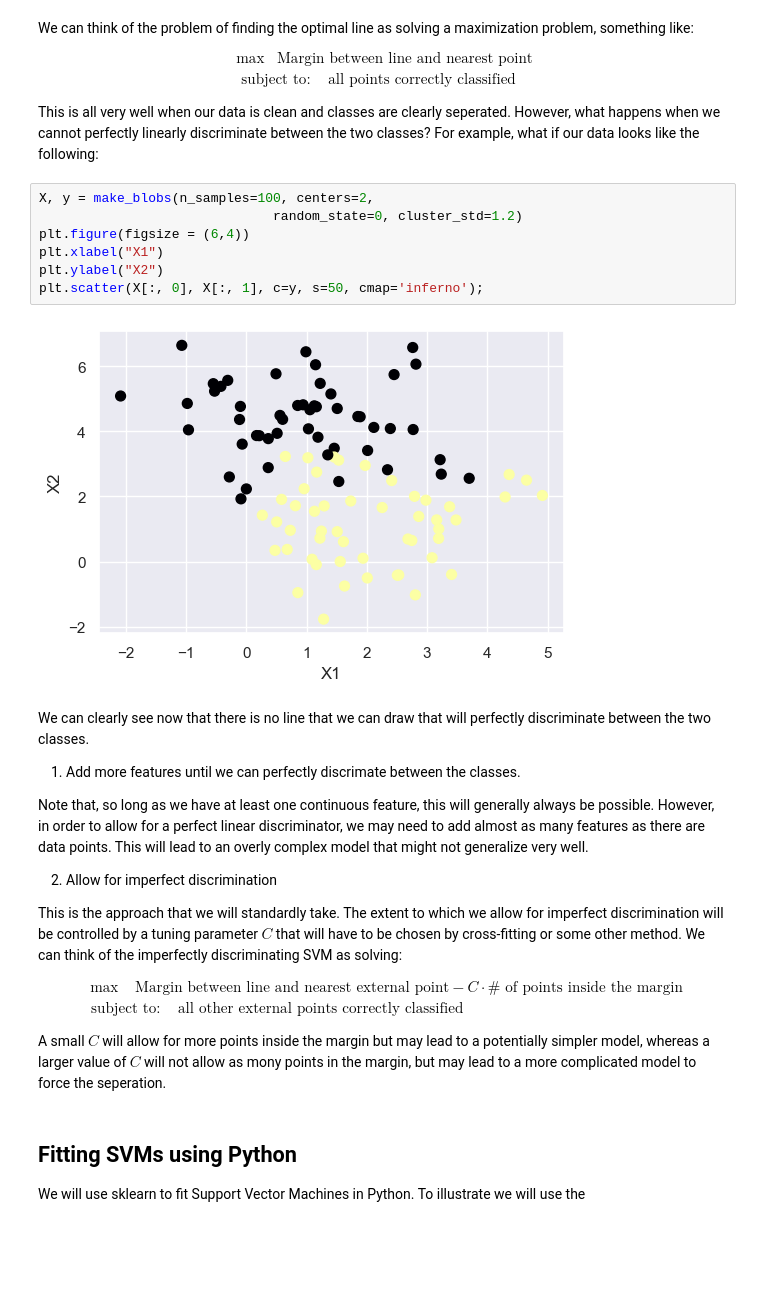
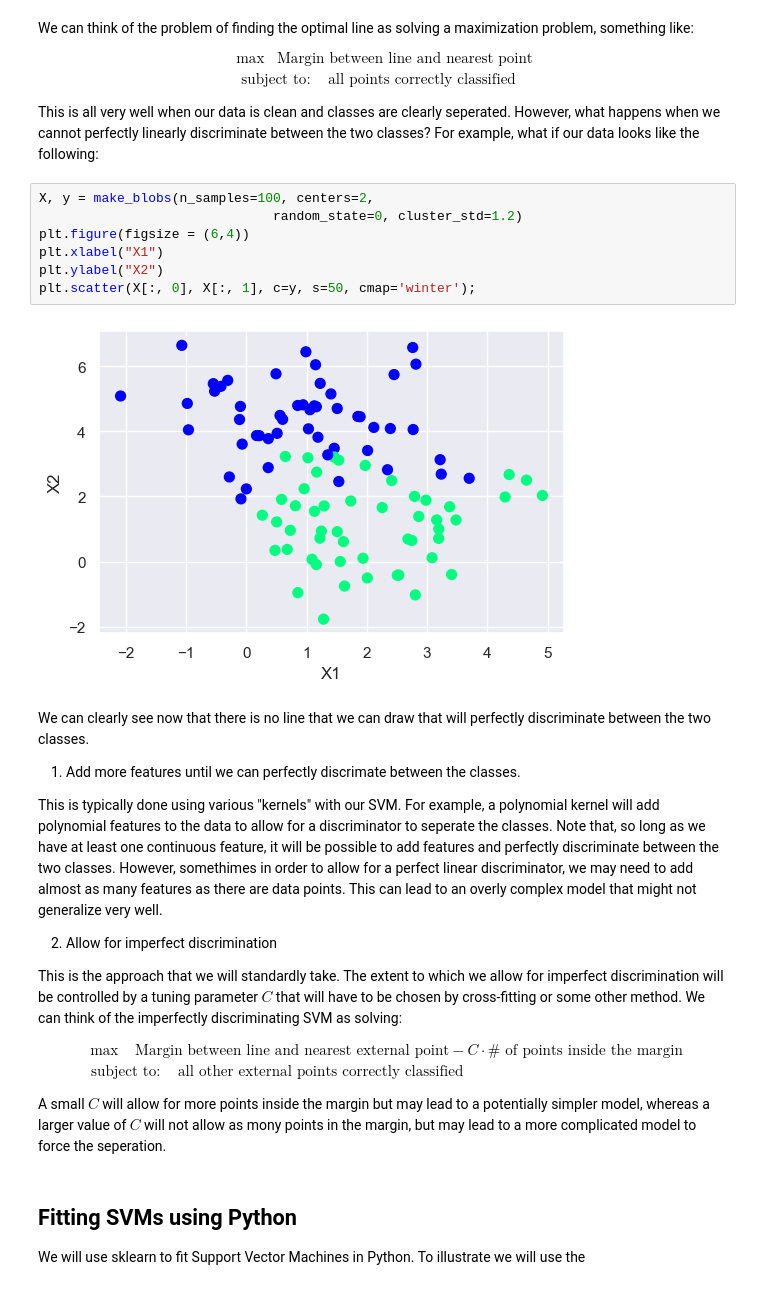
Before and after one commit to mnavjeev/ECON425-W21, a Jupyter notebook: Week 9/week9.ipynb, the cells around one changed output. Drawn from its saved outputs; the diff is of its cells as text; blank space fills up the shorter version.

```diff
--- a/Week 9/week9.ipynb
+++ b/Week 9/week9.ipynb
@@ -68,18 +68,18 @@ This is all very well when our data is clean and classes are clearly seperated.
 # %%
 X, y = make_blobs(n_samples=100, centers=2,
                               random_state=0, cluster_std=1.2)
 plt.figure(figsize = (6,4))
 plt.xlabel("X1")
 plt.ylabel("X2")
-plt.scatter(X[:, 0], X[:, 1], c=y, s=50, cmap='inferno');
+plt.scatter(X[:, 0], X[:, 1], c=y, s=50, cmap='winter');
 # %% [output]
-[figure, old version]
+[figure, new version]
 # %% [markdown]
 We can clearly see now that there is no line that we can draw that will perfectly discriminate between the two classes.
 
 1. Add more features until we can perfectly discrimate between the classes.
 
-Note that, so long as we have at least one continuous feature, this will generally always be possible. However, in order to allow for a perfect linear discriminator, we may need to add almost as many features as there are data points. This will lead to an overly complex model that might not generalize very well.
+This is typically done using various "kernels" with our SVM. For example, a polynomial kernel will add polynomial features to the data to allow for a discriminator to seperate the classes. Note that, so long as we have at least one continuous feature, it will be possible to add features and perfectly discriminate between the two classes. However, somethimes in order to allow for a perfect linear discriminator, we may need to add almost as many features as there are data points. This can lead to an overly complex model that might not generalize very well.
 
 2. Allow for imperfect discrimination
 
```
Also changed, not shown: parts of 9 cells of this notebook.
